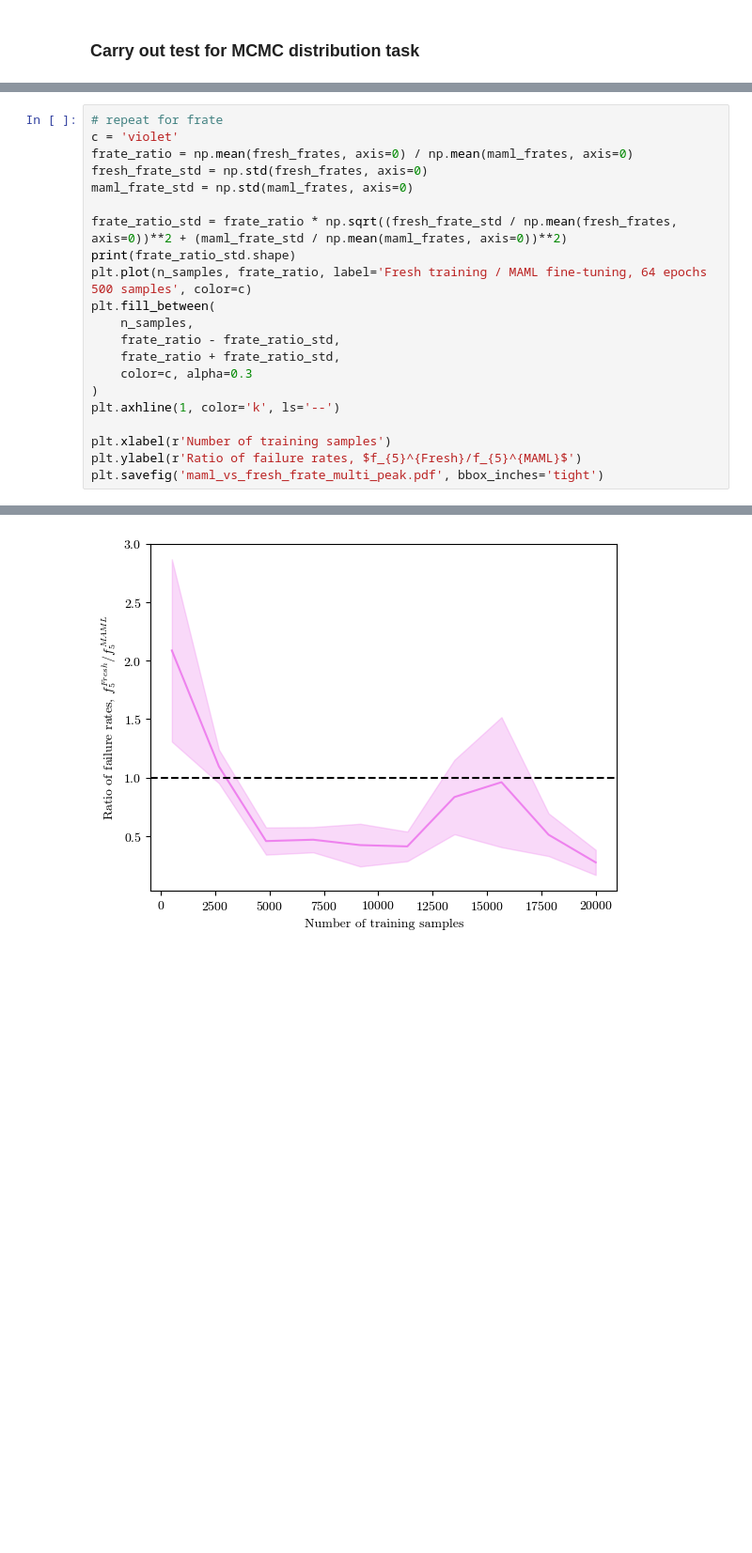
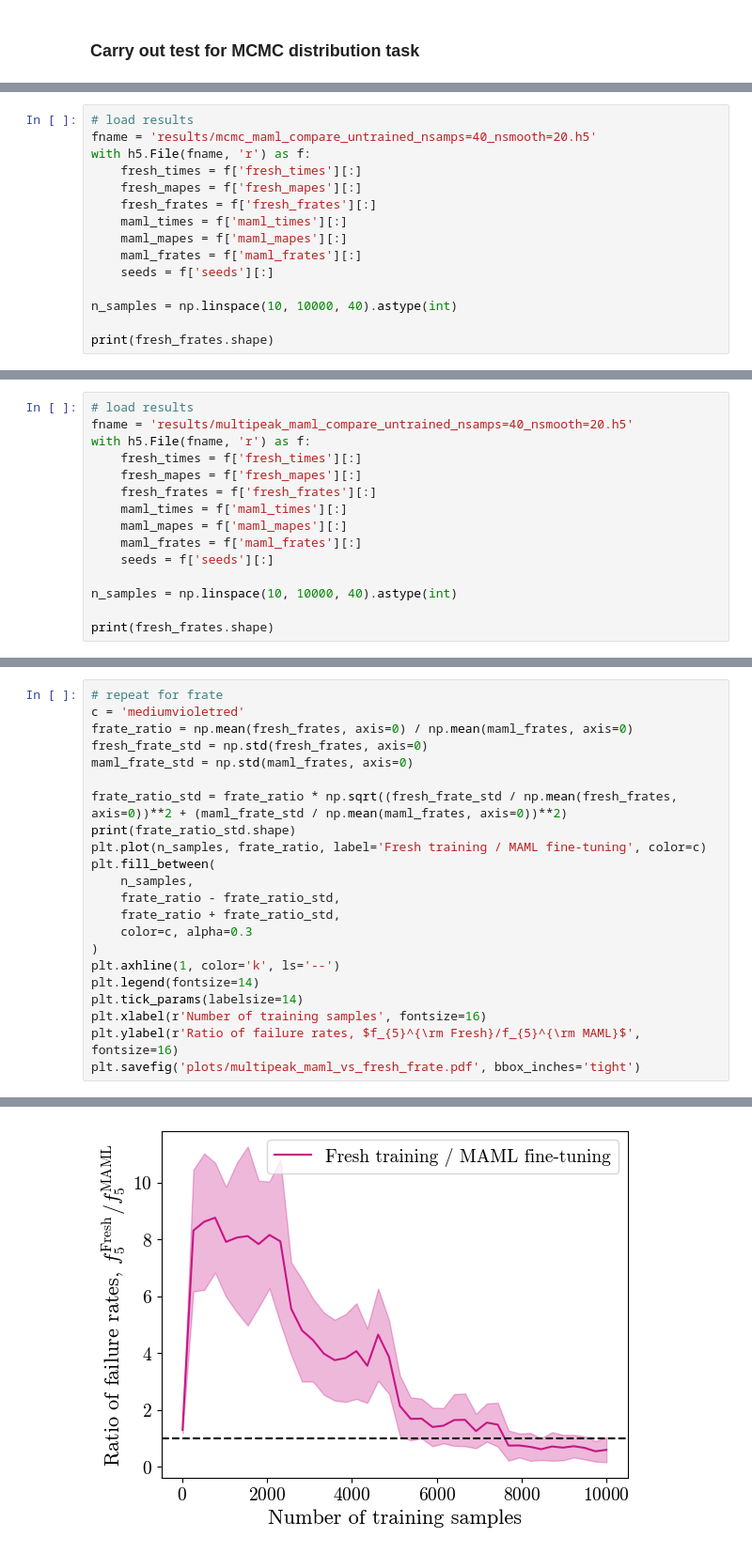
Before and after one commit to CMacM/CosyMAML, a Jupyter notebook: PLOTTING_compare_untrained.ipynb, the cells around one changed output, grey strips where cells are left out. Shown at 94% size. Drawn from its saved outputs; the diff is of its cells as text; blank space fills up the shorter version.

```diff
--- a/PLOTTING_compare_untrained.ipynb
+++ b/PLOTTING_compare_untrained.ipynb
@@ -275,0 +45,15 @@ Running 16/20 for 17500 samples
+# %%
+# load results
+fname = 'results/mcmc_maml_compare_untrained_nsamps=40_nsmooth=20.h5'
+with h5.File(fname, 'r') as f:
+    fresh_times = f['fresh_times'][:]
+    fresh_mapes = f['fresh_mapes'][:]
+    fresh_frates = f['fresh_frates'][:]
+    maml_times = f['maml_times'][:]
+    maml_mapes = f['maml_mapes'][:]
+    maml_frates = f['maml_frates'][:]
+    seeds = f['seeds'][:]
+
+n_samples = np.linspace(10, 10000, 40).astype(int)
+
+print(fresh_frates.shape)
@@ -369,0 +112,15 @@ Validation loss has not improved for 20 epochs. Converged.
+# %%
+# load results
+fname = 'results/multipeak_maml_compare_untrained_nsamps=40_nsmooth=20.h5'
+with h5.File(fname, 'r') as f:
+    fresh_times = f['fresh_times'][:]
+    fresh_mapes = f['fresh_mapes'][:]
+    fresh_frates = f['fresh_frates'][:]
+    maml_times = f['maml_times'][:]
+    maml_mapes = f['maml_mapes'][:]
+    maml_frates = f['maml_frates'][:]
+    seeds = f['seeds'][:]
+
+n_samples = np.linspace(10, 10000, 40).astype(int)
+
+print(fresh_frates.shape)
@@ -397,13 +154,13 @@ plt.savefig('maml_vs_fresh_mape_multi_peak.pdf', bbox_inches='tight')
 # %%
 # repeat for frate
-c = 'violet'
+c = 'mediumvioletred'
 frate_ratio = np.mean(fresh_frates, axis=0) / np.mean(maml_frates, axis=0)
 fresh_frate_std = np.std(fresh_frates, axis=0)
 maml_frate_std = np.std(maml_frates, axis=0)
 
 frate_ratio_std = frate_ratio * np.sqrt((fresh_frate_std / np.mean(fresh_frates, axis=0))**2 + (maml_frate_std / np.mean(maml_frates, axis=0))**2)
 print(frate_ratio_std.shape)
-plt.plot(n_samples, frate_ratio, label='Fresh training / MAML fine-tuning, 64 epochs 500 samples', color=c)
+plt.plot(n_samples, frate_ratio, label='Fresh training / MAML fine-tuning', color=c)
 plt.fill_between(
     n_samples,
     frate_ratio - frate_ratio_std,
@@ -411,8 +168,9 @@ plt.fill_between(
     color=c, alpha=0.3
 )
 plt.axhline(1, color='k', ls='--')
-
-plt.xlabel(r'Number of training samples')
-plt.ylabel(r'Ratio of failure rates, $f_{5}^{Fresh}/f_{5}^{MAML}$')
-plt.savefig('maml_vs_fresh_frate_multi_peak.pdf', bbox_inches='tight')
+plt.legend(fontsize=14)
+plt.tick_params(labelsize=14)
+plt.xlabel(r'Number of training samples', fontsize=16)
+plt.ylabel(r'Ratio of failure rates, $f_{5}^{\rm Fresh}/f_{5}^{\rm MAML}$', fontsize=16)
+plt.savefig('plots/multipeak_maml_vs_fresh_frate.pdf', bbox_inches='tight')
 # %% [output]
@@ -420 +178 @@ plt.savefig('maml_vs_fresh_frate_multi_peak.pdf', bbox_inches='tight')
-[figure, old version]
+[figure, new version]
```
Also changed, not shown: parts of 17 cells of this notebook, 10 other files.
